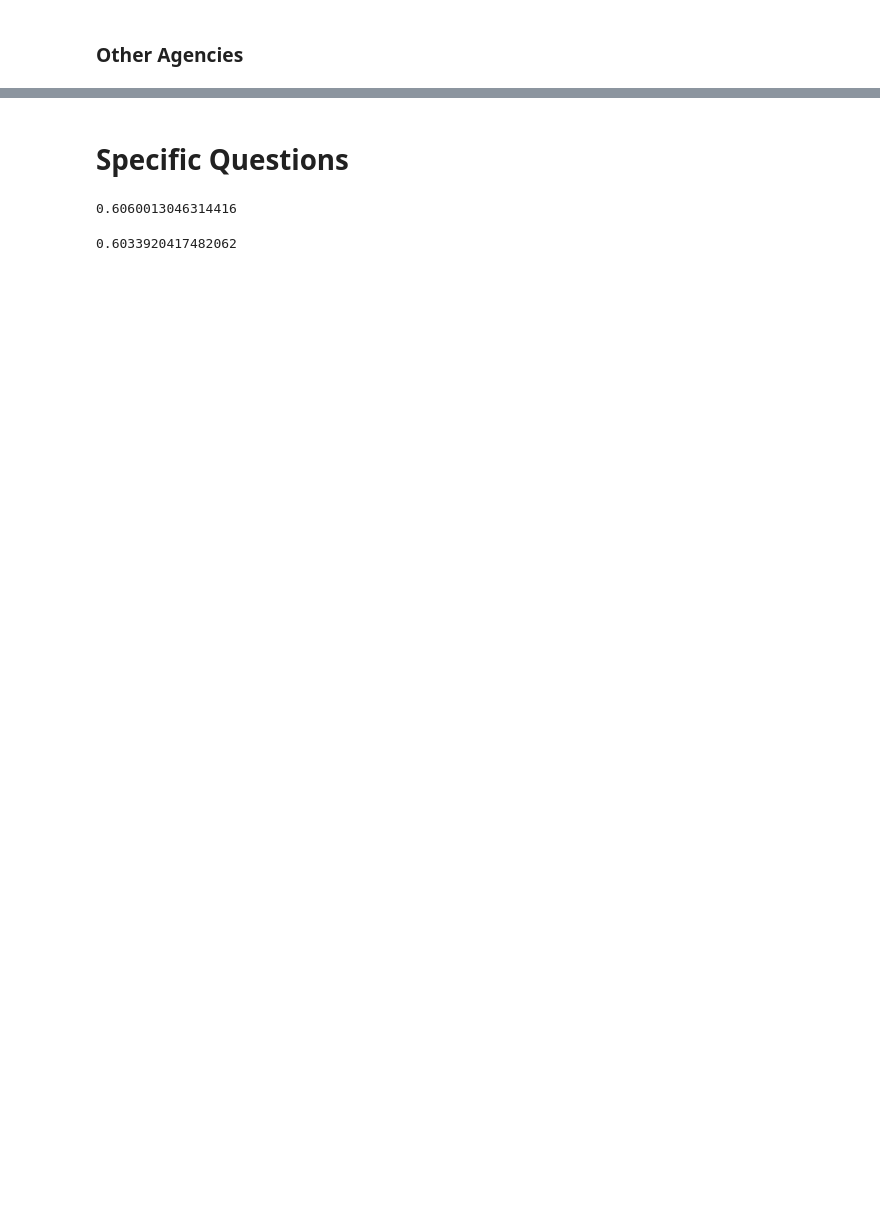
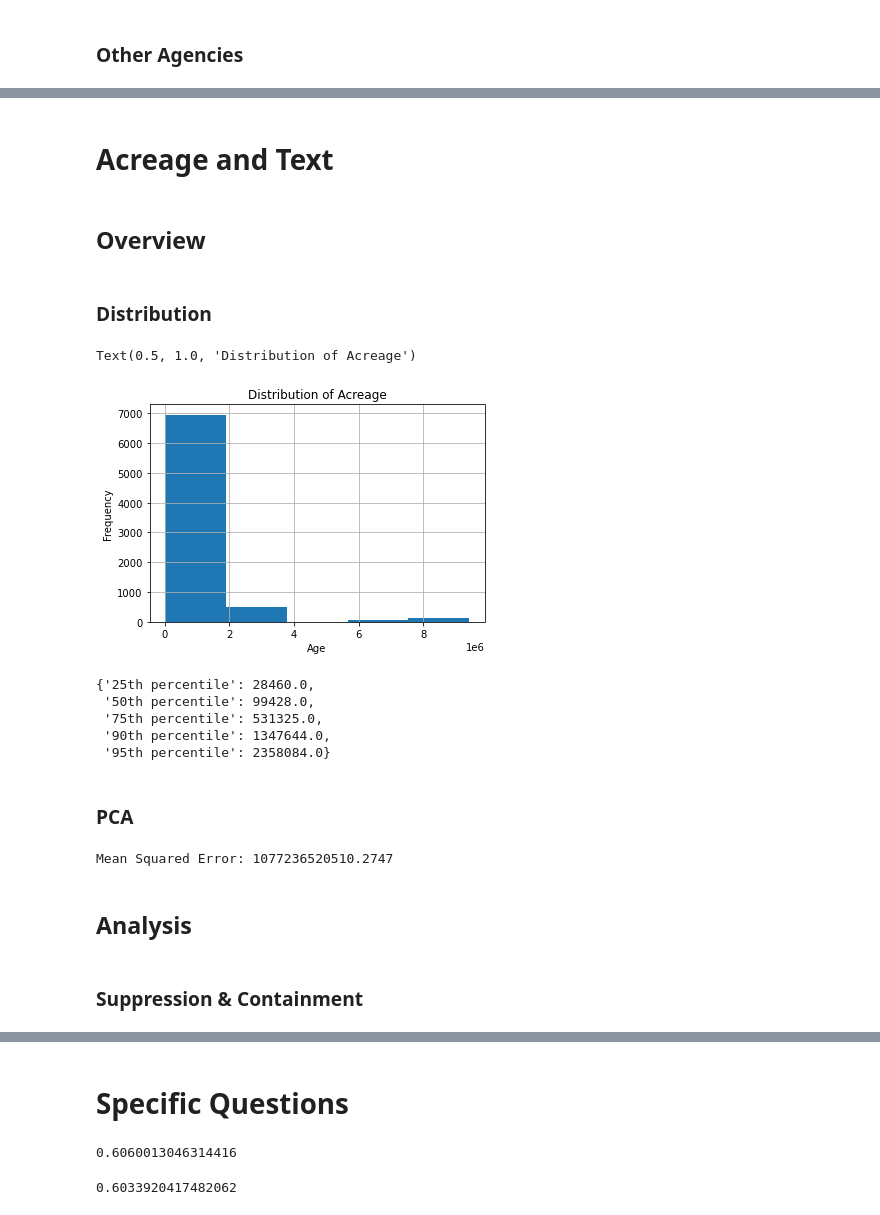
Before and after one commit to aidanwagers/Capstone-Fire-Text-Analysis, a Jupyter notebook: Product Notebook.ipynb, the cells around one changed output, grey strips where cells are left out. Saved outputs shown, nothing was run; the diff lists cells and outputs as text; code cells hidden in the pictures; blank space fills up the shorter version.

```diff
--- a/Product Notebook.ipynb
+++ b/Product Notebook.ipynb
@@ -2572,0 +2764,31 @@ common_words_present      :
+# %% [markdown]
+# Acreage and Text
+# %% [markdown]
+## Overview
+# %% [markdown]
+### Distribution
+# %%
+data['acreage'].hist(bins=5)
+
+# add labels and title
+plt.xlabel('Age')
+plt.ylabel('Frequency')
+plt.title('Distribution of Acreage')
+# %% [output]
+Text(0.5, 1.0, 'Distribution of Acreage')
+[figure, added]
+# %%
+percentiles = [25, 50, 75, 90, 95]
+percentile_values = np.percentile(data['acreage'].dropna(), percentiles)
+
+# Display the calculated percentiles
+percentile_dict = {f"{p}th percentile": value for p, value in zip(percentiles, percentile_values)}
+percentile_dict
+# %% [output]
+{'25th percentile': 28460.0,
+ '50th percentile': 99428.0,
+ '75th percentile': 531325.0,
+ '90th percentile': 1347644.0,
+ '95th percentile': 2358084.0}
+# %% [markdown]
+### PCA
@@ -2572,0 +2815,24 @@ common_words_present      :
+# %%
+from sklearn.ensemble import GradientBoostingRegressor
+from sklearn.metrics import mean_squared_error
+from sklearn.pipeline import make_pipeline
+
+# Assuming `data` is your DataFrame and you've already preprocessed your text data into `tfidf_matrix`
+X = tfidf_matrix.toarray()  # Your text features
+y = data['acreage'].values  # The target variable
+
+# Split the data into training and testing sets
+X_train, X_test, y_train, y_test = train_test_split(X, y, test_size=0.2, random_state=42)
+
+# Initialize and train a Gradient Boosting model
+model = GradientBoostingRegressor(n_estimators=100, learning_rate=0.1, max_depth=3, random_state=42)
+model.fit(X_train, y_train)
+
+# Predictions and evaluation
+y_pred = model.predict(X_test)
+mse = mean_squared_error(y_test, y_pred)
+print(f'Mean Squared Error: {mse}')
+# %% [output]
+Mean Squared Error: 1077236520510.2747
+# %% [markdown]
+## Analysis
@@ -2572,0 +2845,2 @@ common_words_present      :
+# %% [markdown]
+### Suppression & Containment
```
Also changed, not shown: parts of 62 cells of this notebook.
